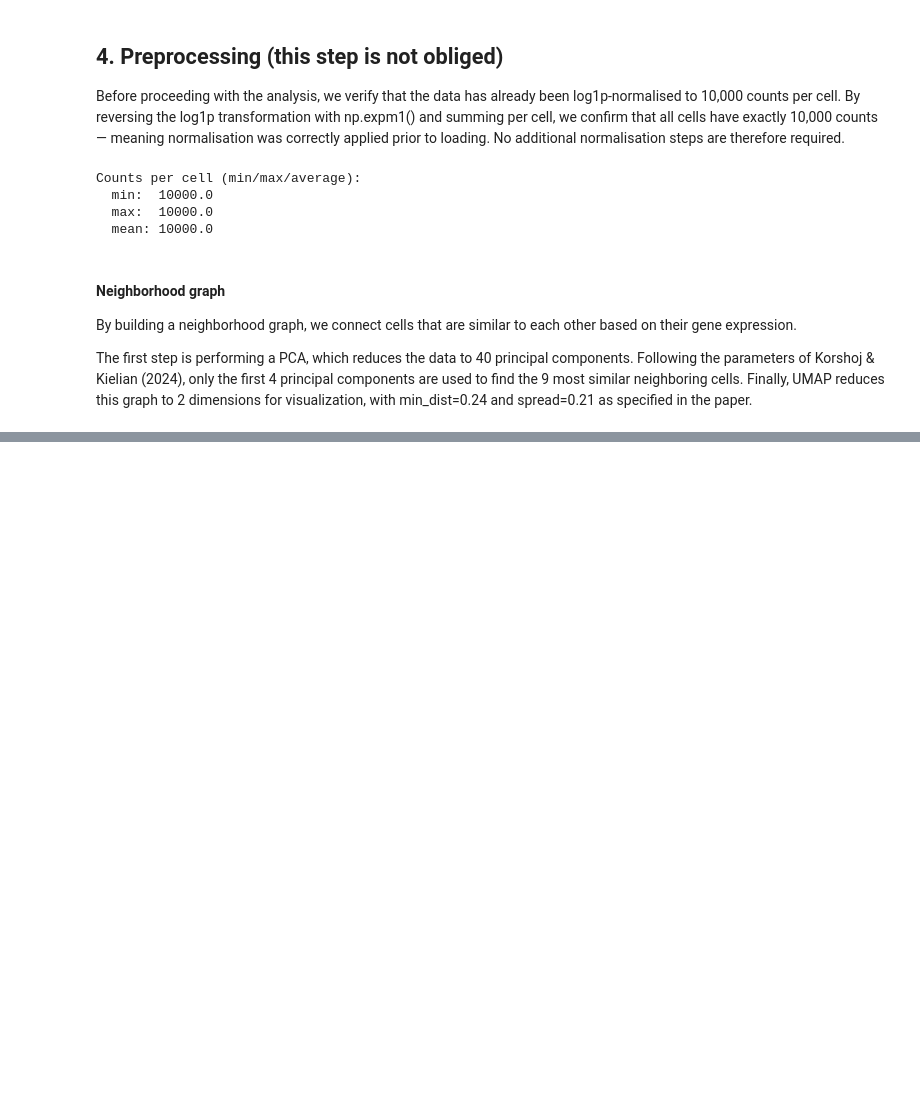
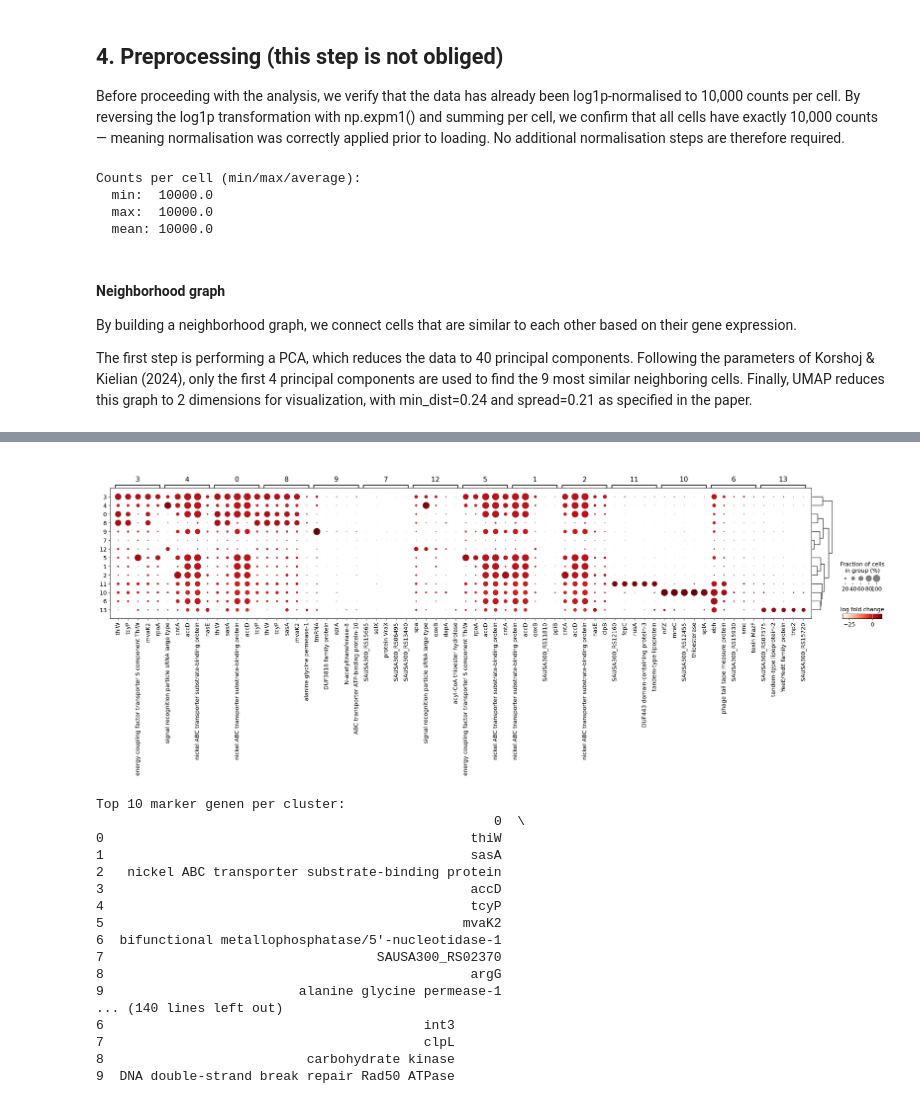
Before and after one commit to NathanvaBIT/mygitdirectory, a Jupyter notebook: Bacteria_unsupervised_learning.ipynb, the cells around one changed output, grey strips where cells are left out. Saved outputs shown, nothing was run; the diff lists cells and outputs as text; code cells hidden in the pictures; blank space fills up the shorter version.

```diff
--- a/Bacteria_unsupervised_learning.ipynb
+++ b/Bacteria_unsupervised_learning.ipynb
@@ -152,0 +212,16 @@ To give biological meaning to the Leiden clusters, we identify the top marker ge
+# %%
+# Bereken marker genen per cluster
+sc.tl.rank_genes_groups(adata_bacteria, 'leiden', method='wilcoxon')
+
+# Visualiseer de top 5 genen per cluster in een dotplot
+sc.pl.rank_genes_groups_dotplot(adata_bacteria, n_genes=5, values_to_plot='logfoldchanges', min_logfoldchange=0.25)
+
+# Toon de top 10 marker genen in tabelvorm
+result = adata_bacteria.uns['rank_genes_groups']
+groups = result['names'].dtype.names
+markers_df = pd.DataFrame(
+    {group: result['names'][group][:10] for group in groups}
+)
+print("Top 10 marker genen per cluster:")
+print(markers_df)
+# %% [output]
@@ -152,0 +229,18 @@ To give biological meaning to the Leiden clusters, we identify the top marker ge
+[figure, added]
+Top 10 marker genen per cluster:
+                                                   0  \
+0                                               thiW
+1                                               sasA
+2   nickel ABC transporter substrate-binding protein
+3                                               accD
+4                                               tcyP
+5                                              mvaK2
+6  bifunctional metallophosphatase/5'-nucleotidase-1
+7                                   SAUSA300_RS02370
+8                                               argG
+9                         alanine glycine permease-1
+... (140 lines left out)
+6                                         int3
+7                                         clpL
+8                          carbohydrate kinase
+9  DNA double-strand break repair Rad50 ATPase
```
Also changed, not shown: parts of 16 cells of this notebook.
